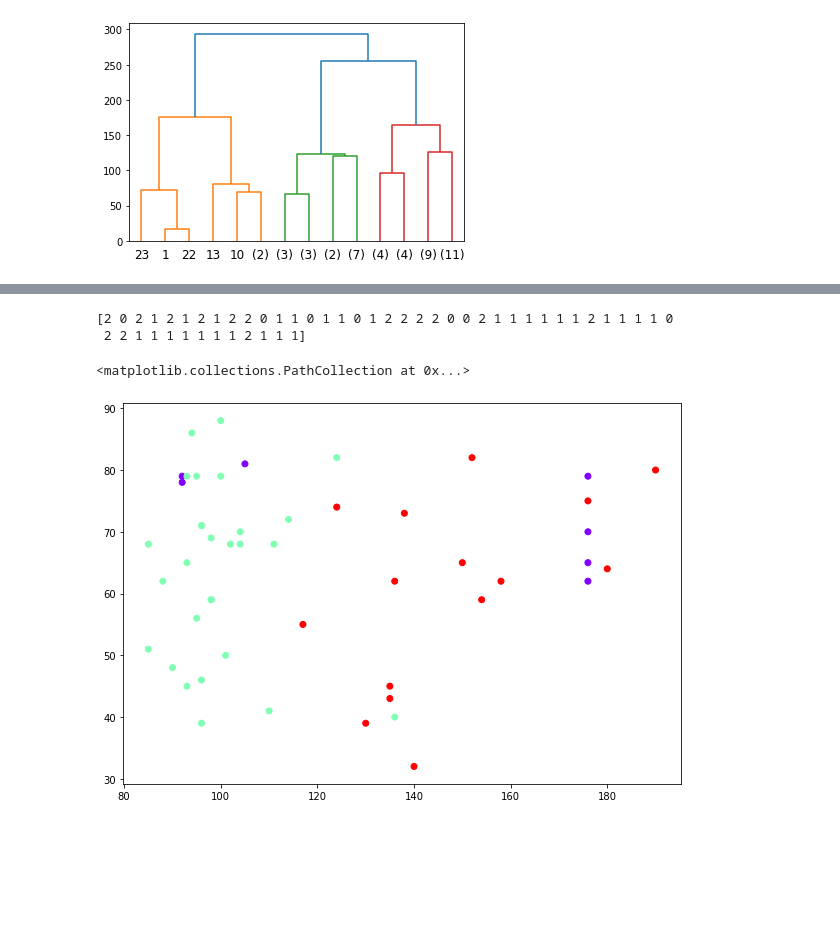
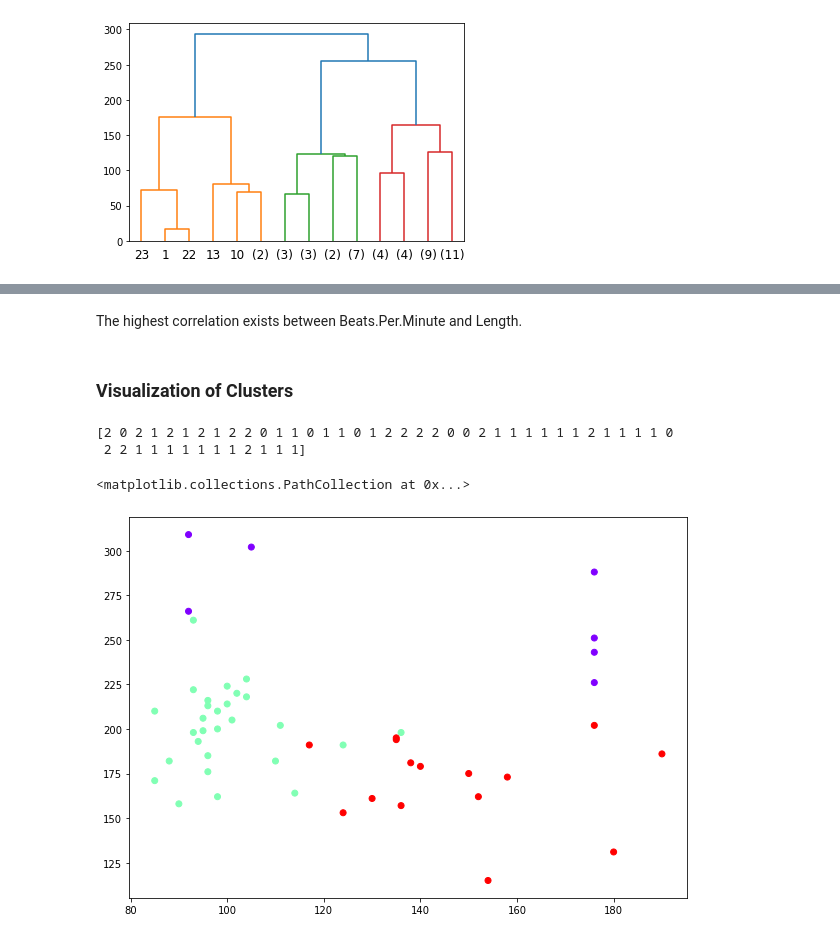
Before and after one commit to dbump3/CS4641SpotifyProject, a Jupyter notebook: clustering.ipynb, the cells around one changed output, grey strips where cells are left out. Drawn from its saved outputs; the diff is of its cells as text; code cells hidden in the pictures; blank space fills up the shorter version.

```diff
--- a/clustering.ipynb
+++ b/clustering.ipynb
@@ -71,13 +108,16 @@ dendrogram(clustering, truncate_mode='level', p=3)
+# %% [markdown]
+The highest correlation exists between Beats.Per.Minute and Length.
+# %% [markdown]
+### Visualization of Clusters
 # %%
 # https://stackabuse.com/hierarchical-clustering-with-python-and-scikit-learn/
 clustering = AgglomerativeClustering(n_clusters=3, linkage='ward').fit(numeric_data)
 print(clustering.labels_)
+
+plt.figure(figsize=(10, 7))
+plt.scatter(numeric_data[:,0], numeric_data[:,6], c=clustering.labels_, cmap='rainbow')
 # %% [output]
 [2 0 2 1 2 1 2 1 2 2 0 1 1 0 1 1 0 1 2 2 2 2 0 0 2 1 1 1 1 1 1 2 1 1 1 1 0
  2 2 1 1 1 1 1 1 1 2 1 1 1]
+<matplotlib.collections.PathCollection at 0x...>
+[figure, added]
-# %%
-plt.figure(figsize=(10, 7))
-plt.scatter(numeric_data[:,0], numeric_data[:,1], c=clustering.labels_, cmap='rainbow')
-# %% [output]
-<matplotlib.collections.PathCollection at 0x...>
-[figure, removed]
```
Also changed, not shown: parts of 5 cells of this notebook.
